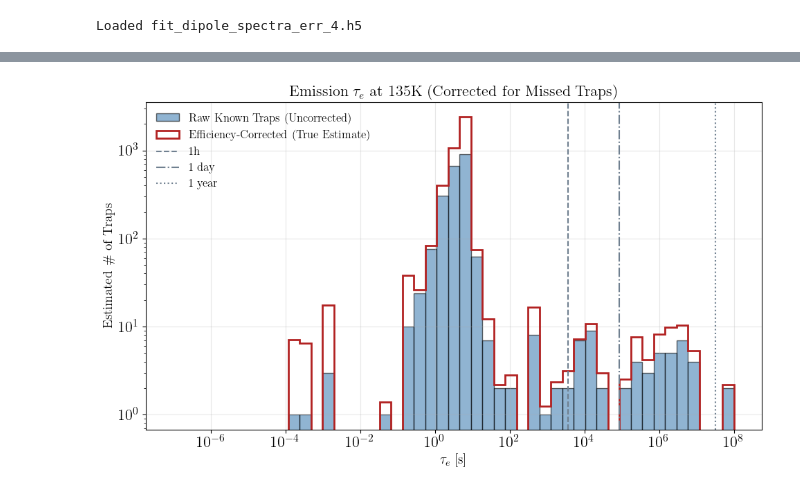
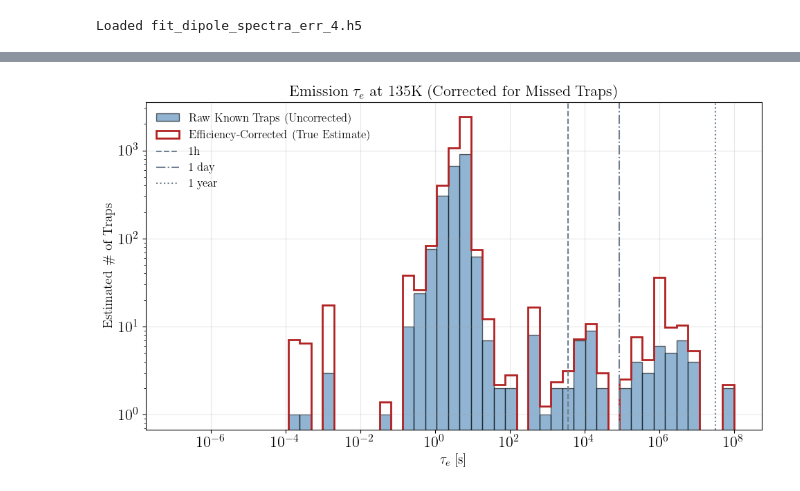
Before and after one commit to anshsdesai/sensei_charge_traps, a Jupyter notebook: charge_trap_figures.ipynb, the cells around one changed output, grey strips where cells are left out. Drawn from its saved outputs; the diff is of its cells as text; code cells hidden in the pictures.

```diff
--- a/charge_trap_figures.ipynb
+++ b/charge_trap_figures.ipynb
@@ -693,6 +766,5 @@ Temperature: 150K | Measured: 2026 | Extrapolated: 109
 # %%
-import numpy as np
-import matplotlib.pyplot as plt
+
 
 # 1. Aggregate data across all temperatures
 all_measured_taus = []
@@ -709,7 +781,7 @@ print(f"Total Traps Extrapolated: {len(all_extrapolated_taus)}")
 
 if len(all_total_taus) > 0:
     # 2. Set up the Two-Panel Plot
-    fig, axes = plt.subplots(2, 1, figsize=(12, 10), gridspec_kw={'height_ratios': [3, 1]}, sharex=True)
+    fig, axes = plt.subplots(2, 1, figsize=(12, 10), gridspec_kw={'height_ratios': [1, 1]}, sharex=True)
     ax_hist = axes[0]
     ax_eff = axes[1]
 
@@ -720,14 +792,14 @@ if len(all_total_taus) > 0:
                  color=['seagreen', 'steelblue'], edgecolor='black', alpha=0.8,
                  label=['Measured', 'Extrapolated (Missed)'])
 
-    ax_hist.set_title("Net Emission $\\tau_e$ of CCD Traps (All Temperatures Integrated)", fontsize=20)
-    ax_hist.set_ylabel("\\# of Traps", fontsize=16)
-    ax_hist.set_yscale('log')
+    # ax_hist.set_title("Net Emission $\\tau_e$ of CCD Traps (All Temperatures Integrated)", fontsize=20)
+    ax_hist.set_ylabel("\\# of Traps (All Temperatures)", fontsize=medium)
+    # ax_hist.set_yscale('log')
 
-    ax_hist.axvline(3600, label='1h', ls='--', color='slategrey')
-    ax_hist.axvline(3600*24, label='1 day', ls='-.', color='slategrey')
-    ax_hist.axvline(3600*24*365, label='1 year', ls=':', color='slategrey')
-    ax_hist.legend(frameon=False, fontsize=16)
+    # ax_hist.axvline(3600, label='1h', ls='--', color='slategrey')
+    # ax_hist.axvline(3600*24, label='1 day', ls='-.', color='slategrey')
+    # ax_hist.axvline(3600*24*365, label='1 year', ls=':', color='slategrey')
+    ax_hist.legend(frameon=False, fontsize=medium)
 
     # --- Bottom Panel: Net Efficiency ---
     meas_counts, _ = np.histogram(all_measured_taus, bins=bins)
@@ -748,8 +820,8 @@ if len(all_total_taus) > 0:
                     fmt='o', color='black', markersize=5, capsize=3)
 
     # Formatting
-    ax_eff.set_xlabel('$\\tau_e$ [s]', fontsize=16)
-    ax_eff.set_ylabel("Net Efficiency $\\epsilon$", fontsize=16)
+    ax_eff.set_xlabel('$\\tau_e$ [s]', fontsize=medium)
+    ax_eff.set_ylabel("Net Efficiency $\\epsilon$", fontsize=medium)
     ax_eff.set_xscale('log')
     ax_eff.set_ylim(-0.1, 1.1)
     ax_eff.axhline(1.0, color='grey', ls=':', alpha=0.5)
@@ -757,6 +829,7 @@ if len(all_total_taus) > 0:
     ax_eff.grid(True, which='both', axis='x', alpha=0.2)
 
     plt.tight_layout()
+
     plt.show()
     plt.close()
 else:
@@ -768,7 +993,4 @@ Total Traps Extrapolated: 33872
 # %%
-import numpy as np
-import matplotlib.pyplot as plt
-from scipy.interpolate import interp1d
 
 # ====================================================================
 # 1. Build the Universal "Master Efficiency Curve"
@@ -795,9 +1017,17 @@ bin_centers = np.sqrt(bins[:-1] * bins[1:])
 trust_mask = (master_efficiency > 0.05) & (~np.isnan(master_efficiency))
 
 # Create a continuous interpolation function for the efficiency
+# master_eff_func = interp1d(
+#     bin_centers[trust_mask],
+#     master_efficiency[trust_mask],
+#     kind='linear',
+#     bounds_error=False,
+#     fill_value=np.nan
+# )
+
 master_eff_func = interp1d(
-    bin_centers[trust_mask],
-    master_efficiency[trust_mask],
+    bin_centers,
+    master_efficiency,
     kind='linear',
     bounds_error=False,
     fill_value=np.nan
@@ -837,31 +1067,31 @@ for d, data in enumerate(energy_crossSections):
     weights_list.append(trap_weight)
 
 # ====================================================================
 # 3. Plot the final Corrected Histogram!
 # ====================================================================
 plt.figure(figsize=(10, 6))
 
 # Plot the Unweighted (Raw Known Traps)
 plt.hist(tau_target_list, bins=bins, color='steelblue', edgecolor='black',
          alpha=0.6, label='Raw Known Traps (Uncorrected)')
 
 # Plot the Weighted (True Extrapolated Estimate)
 plt.hist(tau_target_list, bins=bins, weights=weights_list,
          edgecolor='firebrick', lw=2, histtype='step',
          label='Efficiency-Corrected (True Estimate)')
 
 plt.title(f"Emission $\\tau_e$ at {int(target_temp)}K (Corrected for Missed Traps)", fontsize=16)
 plt.xlabel('$\\tau_e$ [s]', fontsize=14)
 plt.ylabel('Estimated \# of Traps', fontsize=14)
 plt.xscale('log')
 plt.yscale('log')
 
 plt.axvline(3600, label='1h', ls='--', color='slategrey')
 plt.axvline(3600*24, label='1 day', ls='-.', color='slategrey')
 plt.axvline(3600*24*365, label='1 year', ls=':', color='slategrey')
 
 plt.legend(frameon=False, fontsize=12)
 plt.grid(True, alpha=0.3)
 plt.show()
 # %% [output]
-[figure, old version]
+[figure, new version]
```
Also changed, not shown: parts of 24 cells of this notebook, 21 other files.
